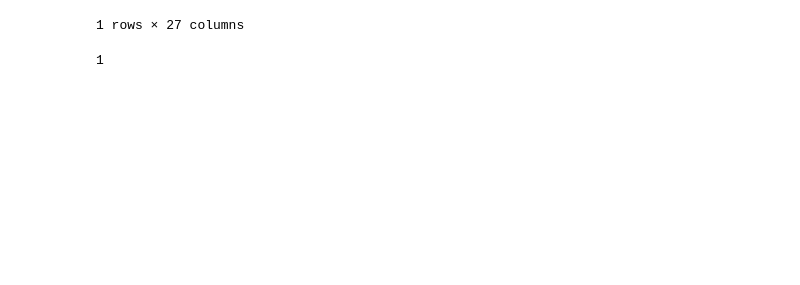
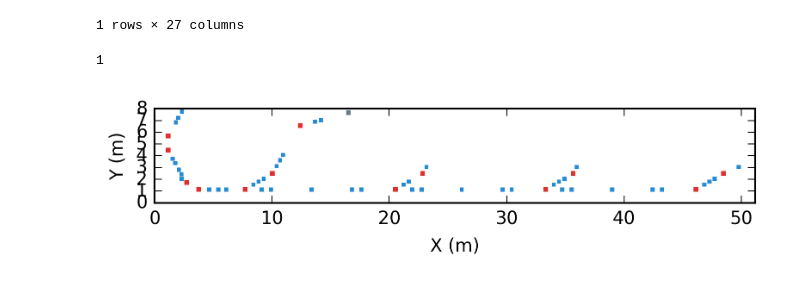
Before and after one commit to ULB-Metronu/georges, a Jupyter notebook: examples/Example Georges.ipynb, the cells around one changed output. Saved outputs shown, nothing was run; the diff lists cells and outputs as text; code cells hidden in the pictures; blank space fills up the shorter version.

```diff
--- a/examples/Example Georges.ipynb
+++ b/examples/Example Georges.ipynb
@@ -100,0 +136,57 @@ call(["/Users/chernals/bdsim-build/bdsim", "--file=/Users/chernals/Desktop/bdsim
+# %%
+import matplotlib.patches as patches
+
+bl = georges.Beamline(['essen'], survey=True, path=PATH, prefix='generic', elements='elements')
+
+
+fig1 = plt.figure()
+ax1 = fig1.add_subplot(111, aspect='equal')
+ax1.set_xlabel("X (m)")
+ax1.set_ylabel("Y (m)")
+ax1.set_xlim([0, np.max(bl.line['X']) / 1000])
+ax1.set_ylim([0, np.max(bl.line['Y']) / 1000])
+for index, row in bl.line.iterrows():
+    if pd.notnull(row['X']) and pd.notnull(row['Y']):
+        #ax1.annotate(index, xy=(row['X'] / 1000, row['Y'] / 1000), xytext=(row['X'] / 1000+0.5, row['Y'] / 1000 + 0.5),
+        #    arrowprops=dict(arrowstyle="->",
+        #                    facecolor='black',
+        #                    shrinkA = 50,
+        #                    shrinkB = 5000,
+        #                   ),
+        #    size = 3,
+        #    horizontalalignment='left',
+        #    verticalalignment='bottom',
+        #    clip_on=True
+        #)
+        if row['CLASS'] == 'QUADRUPOLE':
+            ax1.add_patch(
+                patches.Rectangle(
+                    (row['X'] / 1000, row['Y'] / 1000),   # (x,y)
+                    0.20,          # width
+                    0.20,          # height
+                    facecolor = '#268bd2',
+                    edgecolor = '#268bd2'
+                )
+            )
+        elif row['CLASS'] == 'RBEND' or row['CLASS'] == 'SBEND':
+            ax1.add_patch(
+                patches.Rectangle(
+                    (row['X'] / 1000, row['Y'] / 1000),   # (x,y)
+                    0.250,          # width
+                    0.250,          # height
+                    facecolor = '#dc322f',
+                    edgecolor = '#dc322f'
+                )
+            )
+        else:
+            ax1.add_patch(
+                patches.Rectangle(
+                    (row['X'] / 1000, row['Y'] / 1000),   # (x,y)
+                    0.250,          # width
+                    0.250,          # height
+                    facecolor = '#657b83',
+                    edgecolor = '#657b83'
+                )
+            )
+# %% [output]
+[figure, added]
```
Also changed, not shown: parts of 7 cells of this notebook, 8 other files.
